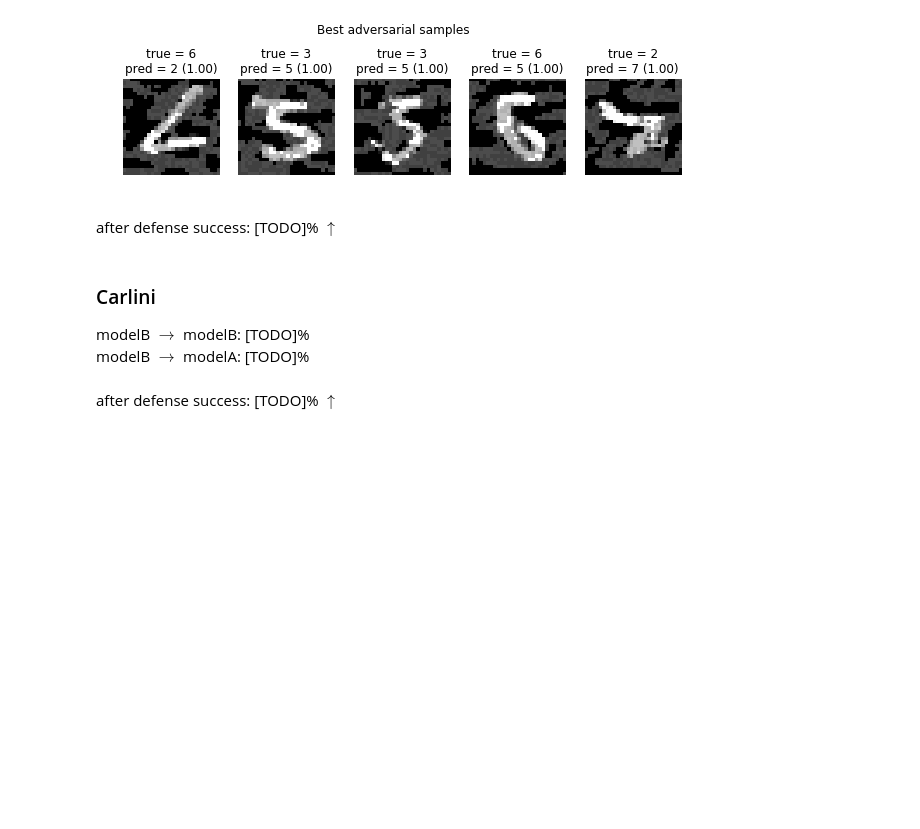
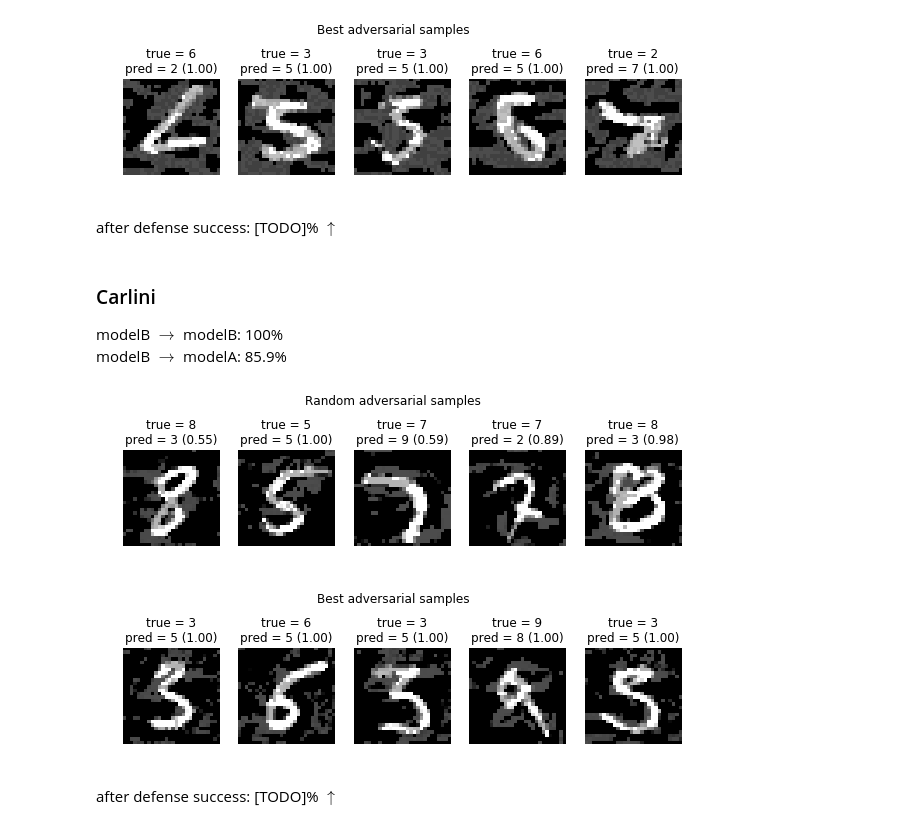
Before and after one commit to trejsu/shaper, a Jupyter notebook: experiments/notebook/adversarial.ipynb, the cells around one changed output. Drawn from its saved outputs; the diff is of its cells as text; code cells hidden in the pictures; blank space fills up the shorter version.

Commit message:
Updates adversarial success for Carlini attack

```diff
--- a/experiments/notebook/adversarial.ipynb
+++ b/experiments/notebook/adversarial.ipynb
@@ -231,12 +231,15 @@ after defense success: [TODO]% $\uparrow$
 plot_drawing_defense('rand_fgs.npz')
 # %% [markdown]
 ### Carlini
-modelB $\rightarrow$ modelB: [TODO]%
-modelB $\rightarrow$ modelA: [TODO]%
+modelB $\rightarrow$ modelB: 100%
+modelB $\rightarrow$ modelA: 85.9%
 # %%
-X, Y, pred, prob = load('carlini.npz')
+X, Y, pred, prob = load('CW.npz')
 plot_random(X=X, Y=Y, pred=pred, prob=prob, targeted=False)
 plot_best(X=X, Y=Y, pred=pred, prob=prob, targeted=False)
+# %% [output]
+[figure, added]
+[figure, added]
 # %% [markdown]
 after defense success: [TODO]% $\uparrow$
 # %%
```
Also changed, not shown: parts of 1 cell of this notebook.
